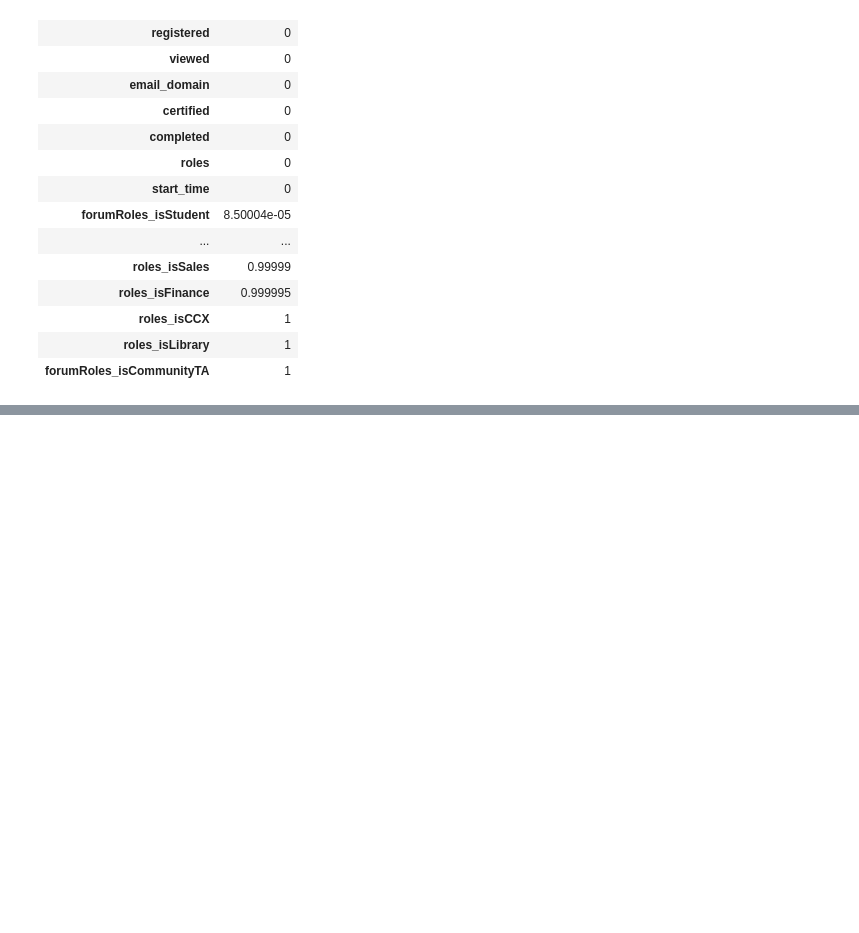
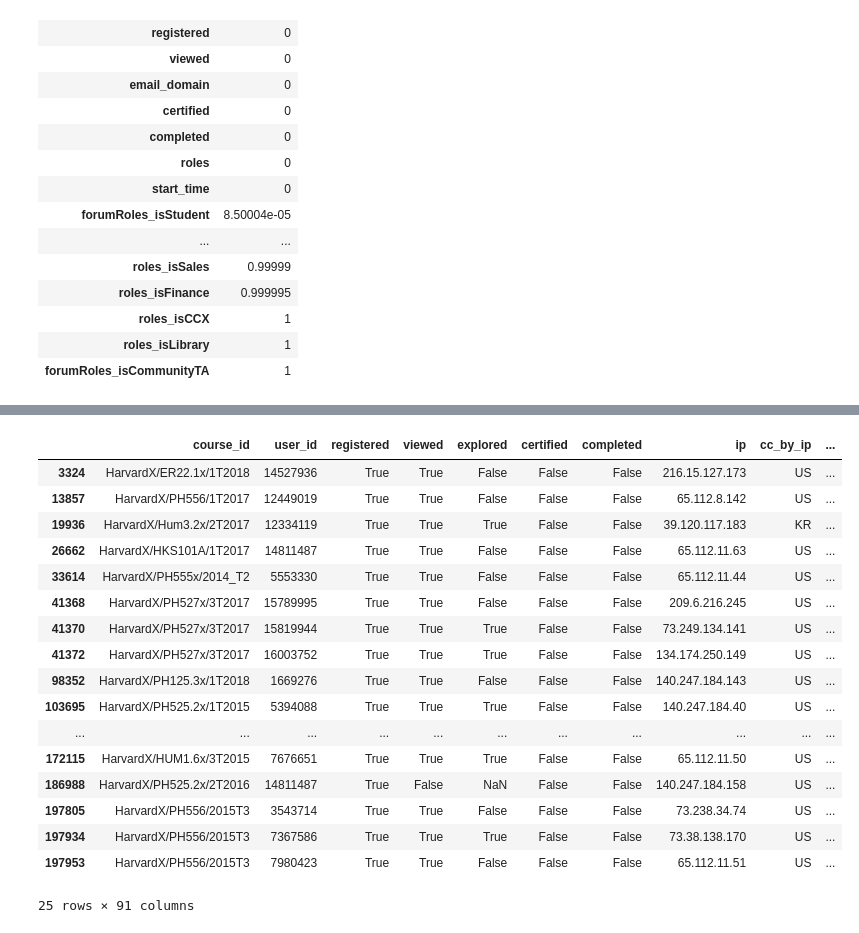
Before and after one commit to tmaounis/apcomp221-pset1, a Jupyter notebook: data_view.ipynb, the cells around one changed output, grey strips where cells are left out. Saved outputs shown, nothing was run; the diff lists cells and outputs as text; code cells hidden in the pictures; blank space fills up the shorter version.

```diff
--- a/data_view.ipynb
+++ b/data_view.ipynb
@@ -64,0 +85,21 @@ display_df(stats_NaN(df_data), 100)
+# %%
+df_data[df_data['roles_isBetaTester']==1]
+# %% [output]
+|  | course_id | user_id | registered | viewed | explored | certified | completed | ip | cc_by_ip | ... |
+| 3324 | HarvardX/ER22.1x/1T2018 | 14527936 | True | True | False | False | False | 216.15.127.173 | US | ... |
+| 13857 | HarvardX/PH556/1T2017 | 12449019 | True | True | False | False | False | 65.112.8.142 | US | ... |
+| 19936 | HarvardX/Hum3.2x/2T2017 | 12334119 | True | True | True | False | False | 39.120.117.183 | KR | ... |
+| 26662 | HarvardX/HKS101A/1T2017 | 14811487 | True | True | False | False | False | 65.112.11.63 | US | ... |
+| 33614 | HarvardX/PH555x/2014_T2 | 5553330 | True | True | False | False | False | 65.112.11.44 | US | ... |
+| 41368 | HarvardX/PH527x/3T2017 | 15789995 | True | True | False | False | False | 209.6.216.245 | US | ... |
+| 41370 | HarvardX/PH527x/3T2017 | 15819944 | True | True | True | False | False | 73.249.134.141 | US | ... |
+| 41372 | HarvardX/PH527x/3T2017 | 16003752 | True | True | True | False | False | 134.174.250.149 | US | ... |
+| 98352 | HarvardX/PH125.3x/1T2018 | 1669276 | True | True | False | False | False | 140.247.184.143 | US | ... |
+| 103695 | HarvardX/PH525.2x/1T2015 | 5394088 | True | True | True | False | False | 140.247.184.40 | US | ... |
+| ... | ... | ... | ... | ... | ... | ... | ... | ... | ... | ... |
+| 172115 | HarvardX/HUM1.6x/3T2015 | 7676651 | True | True | True | False | False | 65.112.11.50 | US | ... |
+| 186988 | HarvardX/PH525.2x/2T2016 | 14811487 | True | False | NaN | False | False | 140.247.184.158 | US | ... |
+| 197805 | HarvardX/PH556/2015T3 | 3543714 | True | True | False | False | False | 73.238.34.74 | US | ... |
+| 197934 | HarvardX/PH556/2015T3 | 7367586 | True | True | True | False | False | 73.38.138.170 | US | ... |
+| 197953 | HarvardX/PH556/2015T3 | 7980423 | True | True | False | False | False | 65.112.11.51 | US | ... |
+25 rows × 91 columns
```
Also changed, not shown: parts of 2 cells of this notebook.
